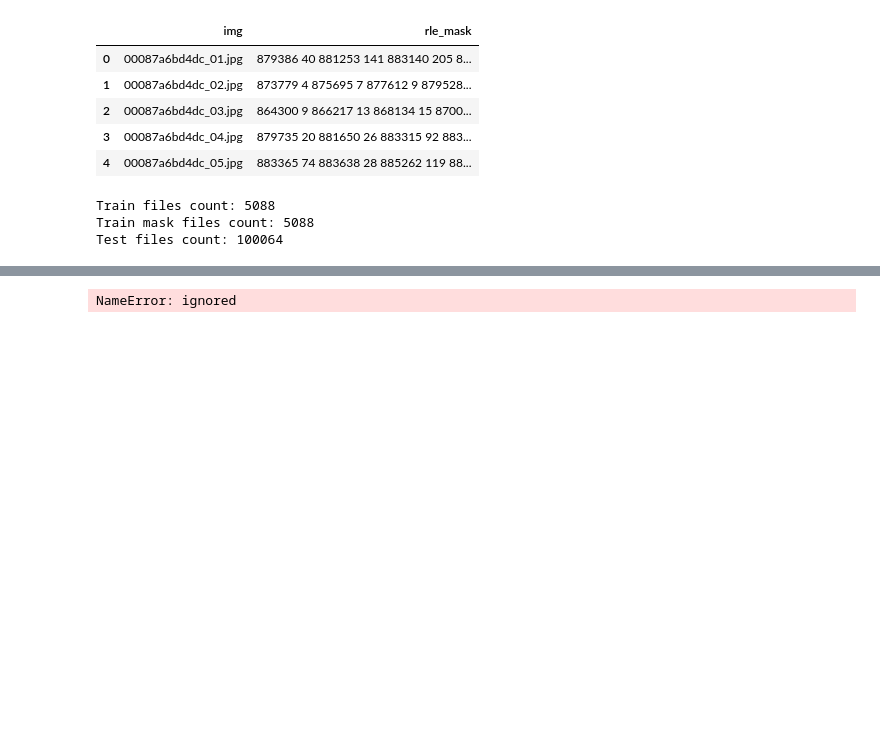
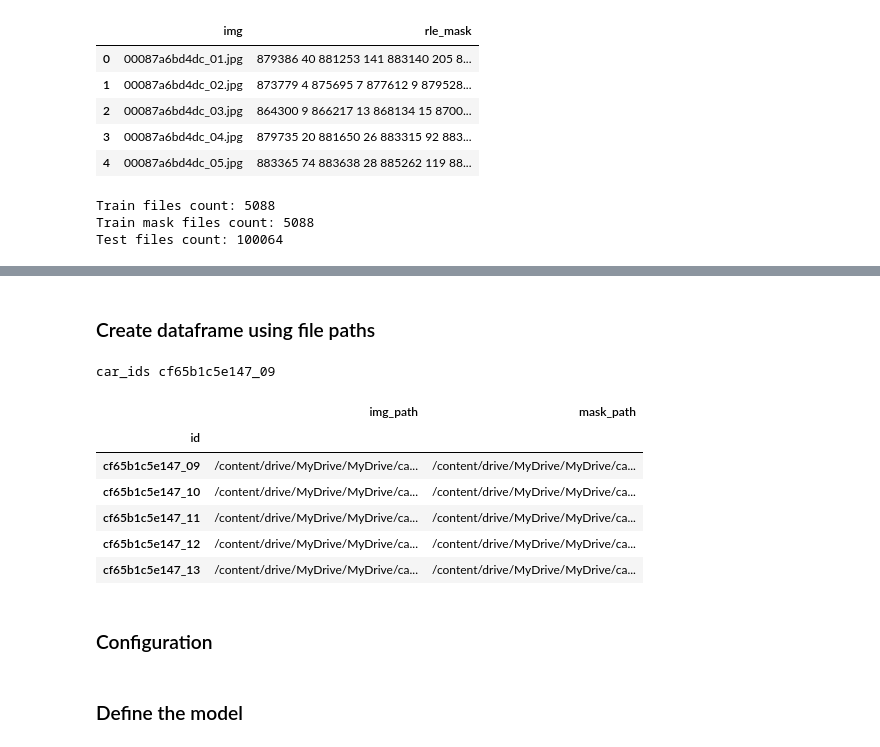
Before and after one commit to Seligmann/carvana-image-masking-challenge, a Jupyter notebook: main.ipynb, the cells around one changed output, grey strips where cells are left out. Drawn from its saved outputs; the diff is of its cells as text; code cells hidden in the pictures; blank space fills up the shorter version.

Commit message:
setup dataframe that's usable with tensorflow, added basic configurations

```diff
--- a/main.ipynb
+++ b/main.ipynb
@@ -262,4 +186,42 @@ def show_predictions(dataset=None, num=1):
-# %%
-show_predictions()
-# %% [output]
-NameError: ignored
+# %% [markdown]
+### Create dataframe using file paths
+# %%
+def CreateDataframe(img_path,mask_path):
+
+    car_ids = []
+    car_paths = []
+    mask_ids=[]
+    mask_paths=[]
+    for p in (img_path,mask_path):
+        for dirname, _, filenames in os.walk(p):
+            for filename in filenames:
+                path = os.path.join(dirname, filename)
+                if p==img_path:
+                    car_paths.append(path)
+                    car_id = filename.split(".")[0]
+                    car_ids.append(car_id)
+                    df=pd.DataFrame(data = {"id": car_ids, "img_path": car_paths}).set_index('id')
+                else:
+                    mask_paths.append(path)
+                    mask_id = filename.split(".")[0]
+                    mask_id = mask_id.split("_mask")[0]
+                    mask_ids.append(mask_id)
+                    df_mask=pd.DataFrame(data = {"id": mask_ids, "mask_path": mask_paths}).set_index('id')
+
+    df["mask_path"] = df_mask["mask_path"]
+
+    return df
+# %%
+df = CreateDataframe(train_data,train_masks_data)
+df.head()
+# %% [output]
+car_ids cf65b1c5e147_09
+|  | img_path | mask_path |
+| id |  |  |
+| cf65b1c5e147_09 | /content/drive/MyDrive/MyDrive/ca... | /content/drive/MyDrive/MyDrive/ca... |
+| cf65b1c5e147_10 | /content/drive/MyDrive/MyDrive/ca... | /content/drive/MyDrive/MyDrive/ca... |
+| cf65b1c5e147_11 | /content/drive/MyDrive/MyDrive/ca... | /content/drive/MyDrive/MyDrive/ca... |
+| cf65b1c5e147_12 | /content/drive/MyDrive/MyDrive/ca... | /content/drive/MyDrive/MyDrive/ca... |
+| cf65b1c5e147_13 | /content/drive/MyDrive/MyDrive/ca... | /content/drive/MyDrive/MyDrive/ca... |
+# %% [markdown]
+### Configuration
@@ -265,0 +236,2 @@ NameError: ignored
+# %% [markdown]
+### Define the model
```
Also changed, not shown: parts of 13 cells of this notebook.
